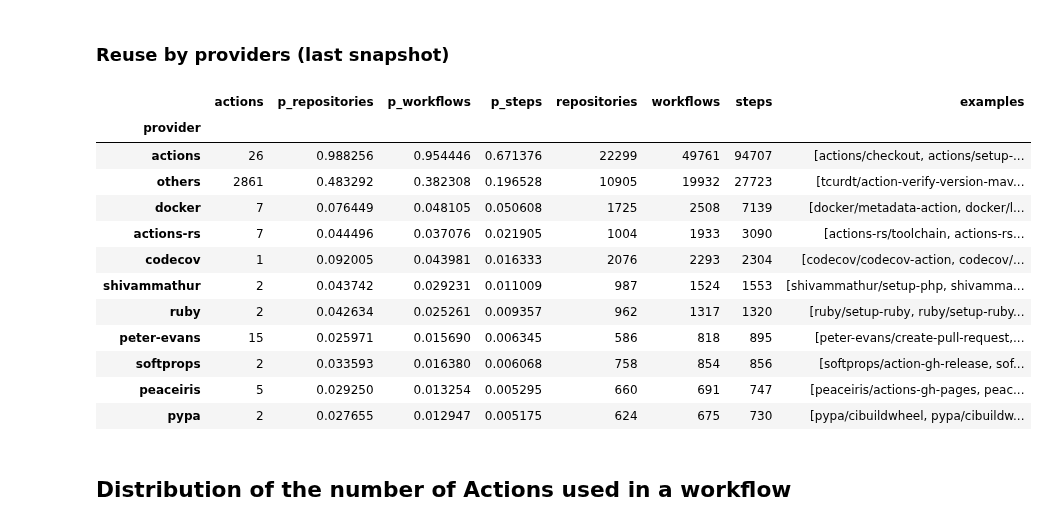
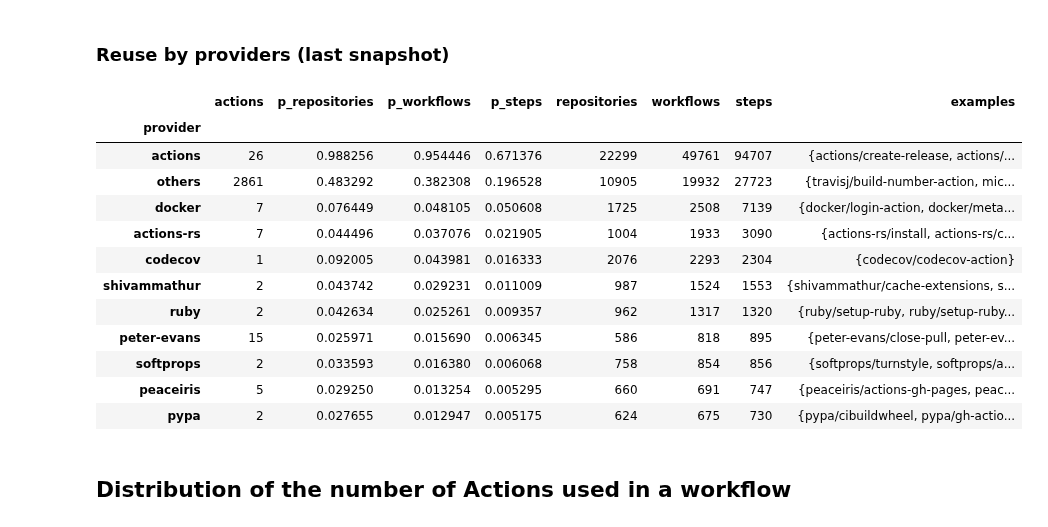
Before and after one commit to AlexandreDecan/secos-ghalag, a Jupyter notebook: notebooks/Data Overview.ipynb, the cells around one changed output. Cells and saved outputs as stored; diff of their text form; code cells hidden in the pictures.

Commit message:
final (?) version

```diff
--- a/notebooks/Data Overview.ipynb
+++ b/notebooks/Data Overview.ipynb
@@ -353,7 +360,7 @@ Name: 2022-09-30 00:00:00, dtype: float64
 # %% [markdown]
 ### Reuse by providers (last snapshot)
 # %%
-(
+temp = (
     df_repo[['repository', 'date', 'workflow']]
     # Latest snapshot
     [lambda d: d.date == d.date.max()]
@@ -385,45 +392,47 @@ Name: 2022-09-30 00:00:00, dtype: float64
         np.where(
             ~d.provider.isin(['actions', 'docker', 'actions-rs', 'codecov', 'shivammathur', 'ruby', 'peter-evans', 'softprops', 'peaceiris', 'pypa']),
             'others',
             d.provider
         )
     )
 
     # Group per provider and count unique repo, workflow, step
     .groupby('provider', as_index=True, sort=False)
     .agg(
         t_repositories=('t_repositories', 'max'),
         t_workflows=('t_workflows', 'max'),
         t_steps=('t_steps', 'max'),
         repositories=('repository_id', 'nunique'),
         workflows=('workflow_id', 'nunique'),
         steps=('step_id', 'nunique'),
         actions=('action', 'nunique'),
-        examples=('action', list),
+        examples=('action', set),
     )
     # Proportions
     .assign(
         p_repositories=lambda d: d.repositories / d.t_repositories,
         p_workflows=lambda d: d.workflows / d.t_workflows,
         p_steps=lambda d: d.steps / d.t_steps,
     )
     .sort_values('p_steps', ascending=False)
     [['actions', 'p_repositories', 'p_workflows', 'p_steps', 'repositories', 'workflows', 'steps', 'examples']]
 )
+
+temp
 # %% [output]
 |  | actions | p_repositories | p_workflows | p_steps | repositories | workflows | steps | examples |
 | provider |  |  |  |  |  |  |  |  |
-| actions | 26 | 0.988256 | 0.954446 | 0.671376 | 22299 | 49761 | 94707 | [actions/checkout, actions/setup-... |
-| others | 2861 | 0.483292 | 0.382308 | 0.196528 | 10905 | 19932 | 27723 | [tcurdt/action-verify-version-mav... |
-| docker | 7 | 0.076449 | 0.048105 | 0.050608 | 1725 | 2508 | 7139 | [docker/metadata-action, docker/l... |
-| actions-rs | 7 | 0.044496 | 0.037076 | 0.021905 | 1004 | 1933 | 3090 | [actions-rs/toolchain, actions-rs... |
-| codecov | 1 | 0.092005 | 0.043981 | 0.016333 | 2076 | 2293 | 2304 | [codecov/codecov-action, codecov/... |
-| shivammathur | 2 | 0.043742 | 0.029231 | 0.011009 | 987 | 1524 | 1553 | [shivammathur/setup-php, shivamma... |
-| ruby | 2 | 0.042634 | 0.025261 | 0.009357 | 962 | 1317 | 1320 | [ruby/setup-ruby, ruby/setup-ruby... |
-| peter-evans | 15 | 0.025971 | 0.015690 | 0.006345 | 586 | 818 | 895 | [peter-evans/create-pull-request,... |
-| softprops | 2 | 0.033593 | 0.016380 | 0.006068 | 758 | 854 | 856 | [softprops/action-gh-release, sof... |
-| peaceiris | 5 | 0.029250 | 0.013254 | 0.005295 | 660 | 691 | 747 | [peaceiris/actions-gh-pages, peac... |
-| pypa | 2 | 0.027655 | 0.012947 | 0.005175 | 624 | 675 | 730 | [pypa/cibuildwheel, pypa/cibuildw... |
+| actions | 26 | 0.988256 | 0.954446 | 0.671376 | 22299 | 49761 | 94707 | {actions/create-release, actions/... |
+| others | 2861 | 0.483292 | 0.382308 | 0.196528 | 10905 | 19932 | 27723 | {travisj/build-number-action, mic... |
+| docker | 7 | 0.076449 | 0.048105 | 0.050608 | 1725 | 2508 | 7139 | {docker/login-action, docker/meta... |
+| actions-rs | 7 | 0.044496 | 0.037076 | 0.021905 | 1004 | 1933 | 3090 | {actions-rs/install, actions-rs/c... |
+| codecov | 1 | 0.092005 | 0.043981 | 0.016333 | 2076 | 2293 | 2304 | {codecov/codecov-action} |
+| shivammathur | 2 | 0.043742 | 0.029231 | 0.011009 | 987 | 1524 | 1553 | {shivammathur/cache-extensions, s... |
+| ruby | 2 | 0.042634 | 0.025261 | 0.009357 | 962 | 1317 | 1320 | {ruby/setup-ruby, ruby/setup-ruby... |
+| peter-evans | 15 | 0.025971 | 0.015690 | 0.006345 | 586 | 818 | 895 | {peter-evans/close-pull, peter-ev... |
+| softprops | 2 | 0.033593 | 0.016380 | 0.006068 | 758 | 854 | 856 | {softprops/turnstyle, softprops/a... |
+| peaceiris | 5 | 0.029250 | 0.013254 | 0.005295 | 660 | 691 | 747 | {peaceiris/actions-gh-pages, peac... |
+| pypa | 2 | 0.027655 | 0.012947 | 0.005175 | 624 | 675 | 730 | {pypa/cibuildwheel, pypa/gh-actio... |
 # %% [markdown]
 ## Distribution of the number of Actions used in a workflow
 # %%
```
Also changed, not shown: parts of 2 cells of this notebook, 3 other files.
